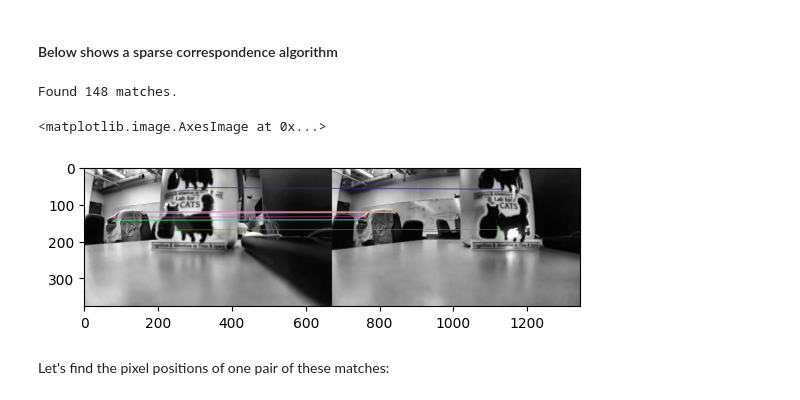
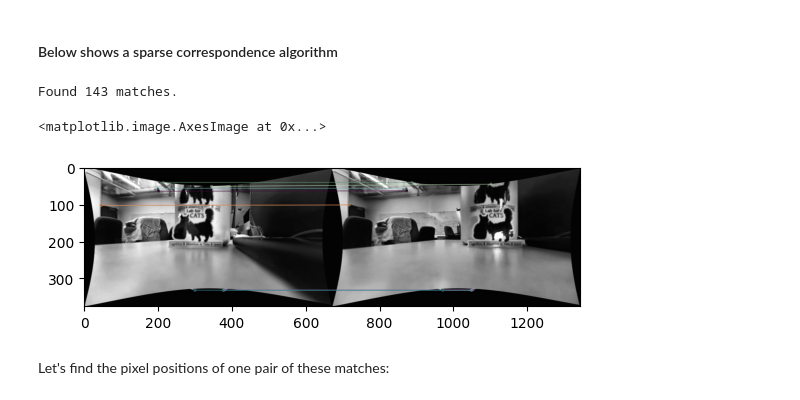
Before and after one commit to JoshuaG-K/stereo-camera-depth-tool, a Jupyter notebook: stereo-camera-depth.ipynb, the cells around one changed output. Cells and saved outputs as stored; diff of their text form; code cells hidden in the pictures.

```diff
--- a/stereo-camera-depth.ipynb
+++ b/stereo-camera-depth.ipynb
@@ -381,6 +381,7 @@ def get_function_to_undistort(checkerboard_calibration_folder, file_extension, c
 
     cv2.destroyAllWindows()
 
+    # Must use the flag cv2.CALIB_RATIONAL_MODEL so that the distortion parameters are correctly calculated (lets you use k4 - k6)
     ret, mtx, dist, rvecs, tvecs = cv2.calibrateCamera(objpoints, imgpoints, gray.shape[::-1], None, None, flags=cv2.CALIB_RATIONAL_MODEL)
 
     h = img_shape[0]
@@ -401,9 +402,10 @@ def get_function_to_undistort(checkerboard_calibration_folder, file_extension, c
     def undistort(image_to_undistort):
         return cv2.undistort(image_to_undistort, mtx, dist, None, newcameramtx)
 
-    return undistort, roi
+    return undistort, mtx, roi
 
-undistort_func, roi = get_function_to_undistort("checkerboard_radial_calibration_right_images", "png", (10, 7))
+undistort_func_left, calib_matrix_left, roi_left = get_function_to_undistort("checkerboard_radial_calibration_left_images", "png", (10, 7))
+undistort_func_right, calib_matrix_right, roi_right = get_function_to_undistort("checkerboard_radial_calibration_right_images", "png", (10, 7))
 # %% [output]
 Checkerboard Found
 Checkerboard Found
@@ -579,6 +593,9 @@ else:
     right_img_path = "10cm_awayright_images/right_img_10.png"
     img_left, img_left_gray = imload(left_img_path)
     img_right, img_right_gray = imload(right_img_path)
+
+    img_left_gray = undistort_func_right(img_left_gray)
+    img_right_gray = undistort_func_right(img_right_gray)
 
 # We per form histogram equalization on the images to make them sharper
 # clahe stands for contrast limited adaptive histogram equalization
@@ -593,35 +610,35 @@ descriptor = cv2.ORB_create()
 # keypoints are the actual points in the image
 # kps ar ethe actual points in the image
 # featuresL is an embedding that describes those points
 kpsL, featsL = descriptor.detectAndCompute(img_left_gray, None)
 kpsR, featsR = descriptor.detectAndCompute(img_right_gray, None)
 
 # NOw create the matcher and find matches
 matcher = cv2.BFMatcher(cv2.NORM_HAMMING, crossCheck=True)
 
 matches = matcher.match(featsR,featsL)
 
 print('Found ' + str(len(matches)) + ' matches.')
 
 # Next we draw the matches
 # Sort matches using lambda notation - lifted straight from Silva's code, because I can never remember this syntax
 sorted_matches = sorted(matches, key = lambda x:x.distance)
 
 # The number of matches to keep
 # Note that when finding the homography, we probably want a good number (~100 or so)
 # For visualization, we can always drop this way down to really get a clear look at what is being matched
 num_keep = 10
 
 matched_img = cv2.drawMatches(img_right_histEq, kpsR, img_left_histEq, kpsL, sorted_matches[:num_keep], None, flags=cv2.DrawMatchesFlags_NOT_DRAW_SINGLE_POINTS)
 
 plt.imshow(matched_img)
 
 # Now we just need some constants b, and f_x where b is the distance between cameras and f_x
 # is a camera intrinsic
 # %% [output]
-Found 148 matches.
+Found 143 matches.
 <matplotlib.image.AxesImage at 0x...>
-[figure, old version]
+[figure, new version]
 # %% [markdown]
 Let's find the pixel positions of one pair of these matches:
 # %%
```
Also changed, not shown: parts of 4 cells of this notebook, 2 other files.
